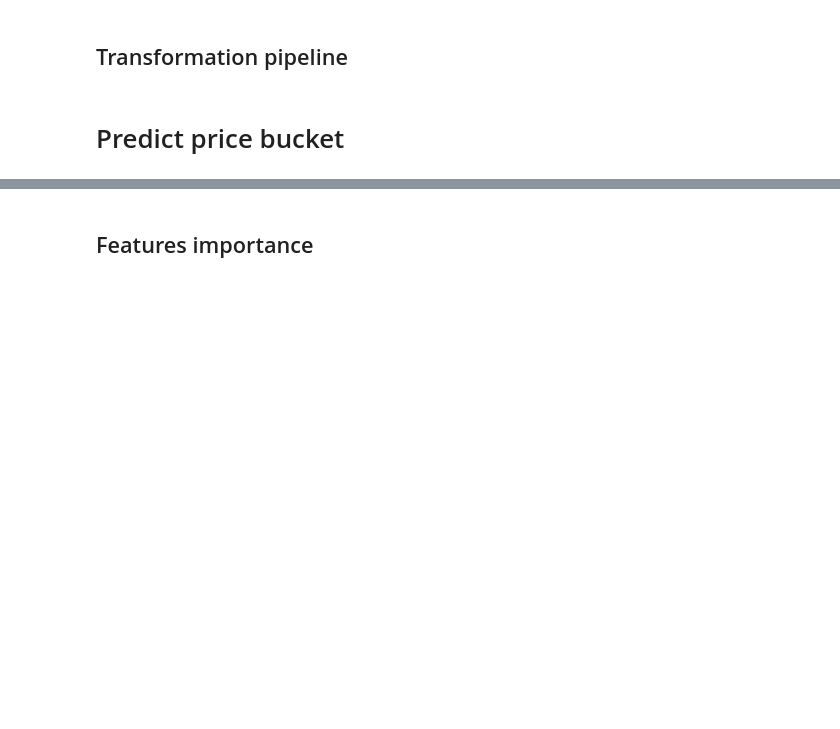
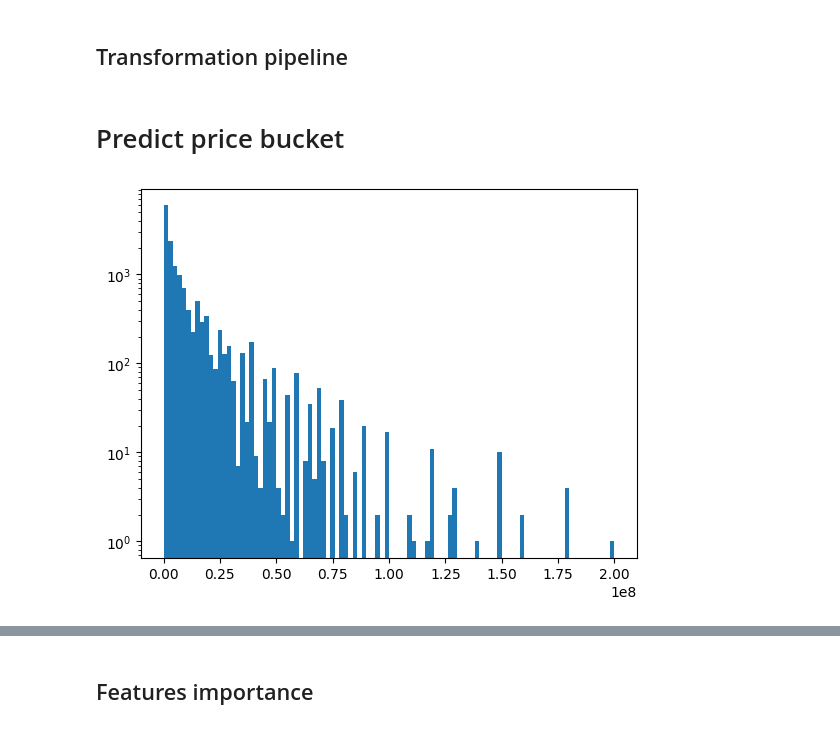
Before and after one commit to GolAITech/models, a Jupyter notebook: notebooks/all_positions_model.ipynb, the cells around one changed output, grey strips where cells are left out. Saved outputs shown, nothing was run; the diff lists cells and outputs as text; code cells hidden in the pictures; blank space fills up the shorter version.

```diff
--- a/notebooks/all_positions_model.ipynb
+++ b/notebooks/all_positions_model.ipynb
@@ -54,6 +59,7 @@ players_selected_vars = players[[
     "market_value_in_eur_x",
     # "own_goals.total",
     "position",
+    "position_name_y",
     "height_x",
     "accurate_crosses.total",
     "accurate_passes.total",
@@ -185,6 +191,7 @@ order = [
     # "penalty_kicks_saves",
     "market_value",
     "position",
+    "position_name_y",
     "height_x",
     "accurate_crosses.total",
     "accurate_passes.total",
@@ -404,5 +267,5 @@ team_tiers = {
 # %%
-players_selected_vars = pd.merge(players_selected_vars, pd.Series(team_tiers, name="tier"), left_on="team", right_index=True)
+players_selected_vars = pd.merge(players_selected_vars, TEAM_TIERS, left_on="team", right_index=True)
 # %%
 mvs = players_selected_vars["market_value"].values
 mvs = np.expand_dims(mvs, axis=1)
@@ -518,4 +382,10 @@ preprocessor = ColumnTransformer(
 )
 # %% [markdown]
 # Predict price bucket
+# %%
+plt.hist(players_selected_vars["market_value"], bins=100)
+# plt.xlim((0, 0.5e8))
+plt.yscale("log")
+# %% [output]
+[figure, added]
 # %%
```
Also changed, not shown: parts of 55 cells of this notebook, 5 other files.
